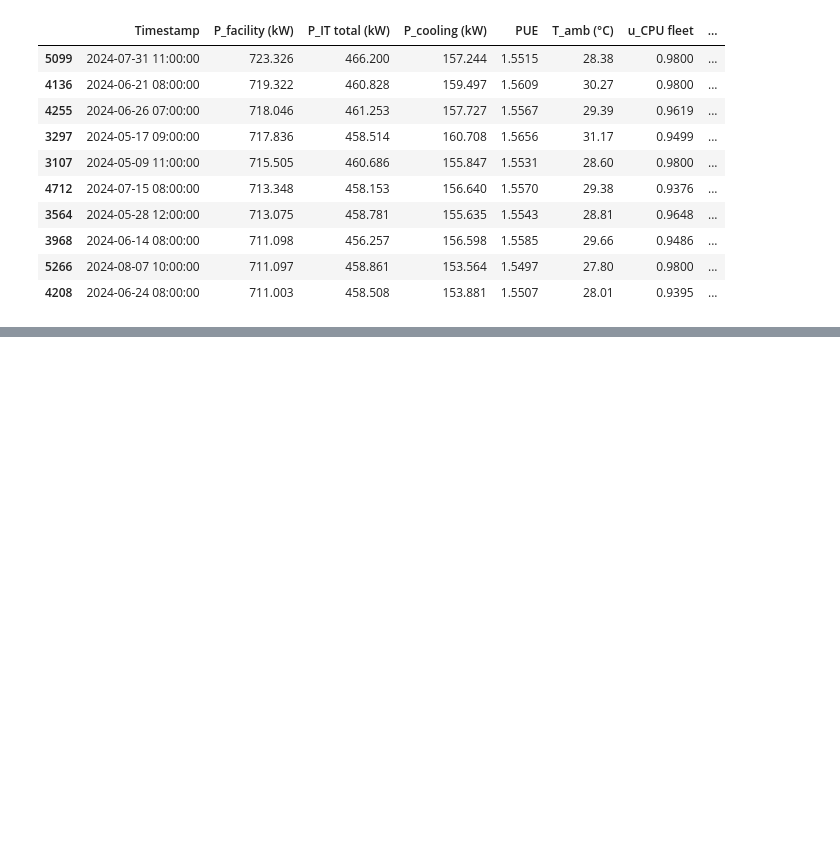
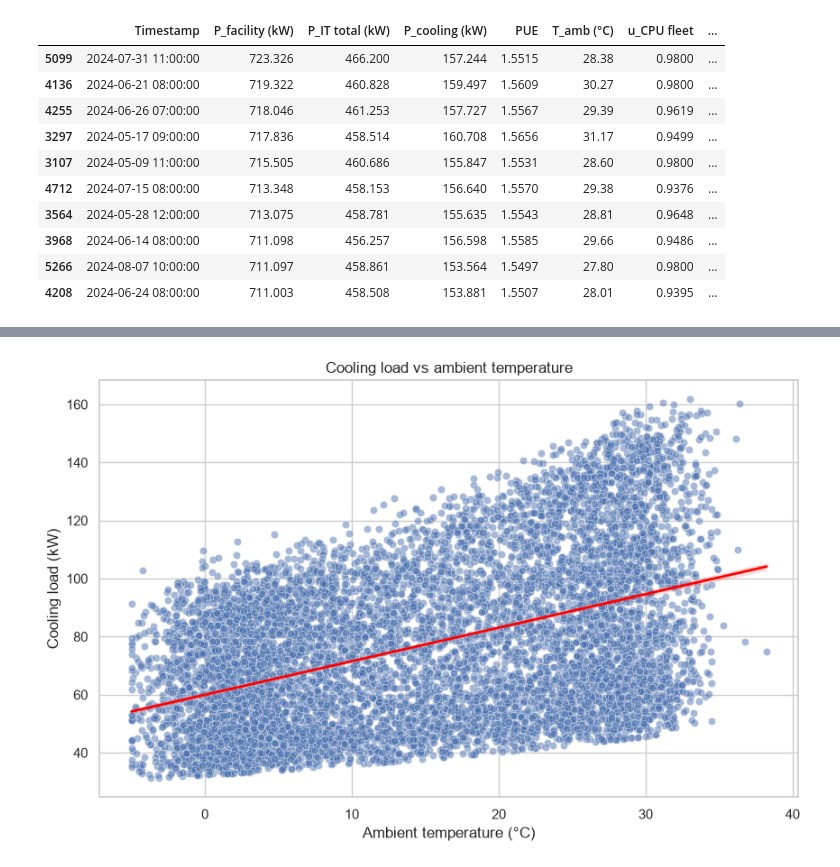
Before and after one commit to ThibautChabanet/Datacenter-Analysis, a Jupyter notebook: EDA.ipynb, the cells around one changed output, grey strips where cells are left out. Cells and saved outputs as stored; diff of their text form; code cells hidden in the pictures; blank space fills up the shorter version.

```diff
--- a/EDA.ipynb
+++ b/EDA.ipynb
@@ -135,0 +231,22 @@ df.nlargest(10, "P_facility (kW)")[
+# %%
+plt.figure(figsize=(10, 6))
+sns.scatterplot(
+    x="T_amb (°C)",
+    y="P_cooling (kW)",
+    data=df,
+    alpha=0.5
+)
+sns.regplot(
+    x="T_amb (°C)",
+    y="P_cooling (kW)",
+    data=df,
+    scatter=False,
+    color="red",
+    line_kws={"linewidth": 2}
+)
+plt.title("Cooling load vs ambient temperature")
+plt.xlabel("Ambient temperature (°C)")
+plt.ylabel("Cooling load (kW)")
+plt.show()
+# %% [output]
+[figure, added]
```
Also changed, not shown: parts of 12 cells of this notebook.
